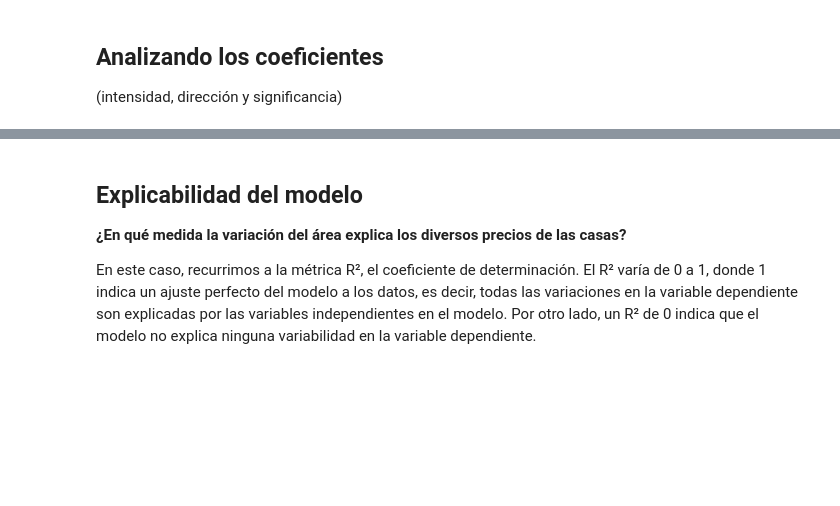
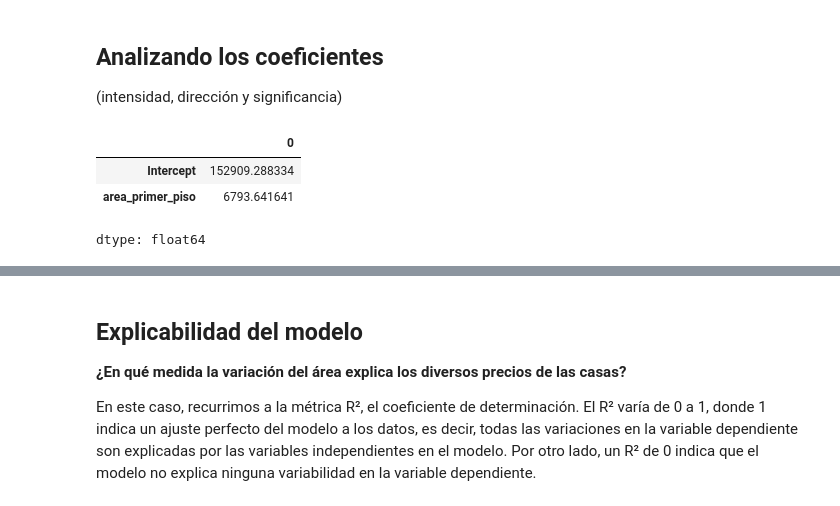
Before and after one commit to MyAppsTest/Data-Science-probando-relaciones-con-regresi-n-lineal, a Jupyter notebook: precios_de_inmuebles_regresion_lineal.ipynb, the cells around one changed output, grey strips where cells are left out. Cells and saved outputs as stored; diff of their text form; code cells hidden in the pictures; blank space fills up the shorter version.

```diff
--- a/precios_de_inmuebles_regresion_lineal.ipynb
+++ b/precios_de_inmuebles_regresion_lineal.ipynb
@@ -239,2 +237,13 @@ modelo_0 = ols('precio_de_venta ~ area_primer_piso', data=df_train).fit()
+# %%
+# visualizando los parámetros
+# el valor de "Intercept" se interpreta que es el valor base, en este ejemplo, seria el costo del terreno. No importando las caracteristicas de la casa, ese valor es el
+#inicia.
+# el valor "area_primer_piso" es el costo por metro cuadrado.
+modelo_0.params
+# %% [output]
+|  | 0 |
+| Intercept | 152909.288334 |
+| area_primer_piso | 6793.641641 |
+dtype: float64
 # %%
 # El resumen del modelo
```
Also changed, not shown: parts of 7 cells of this notebook.
